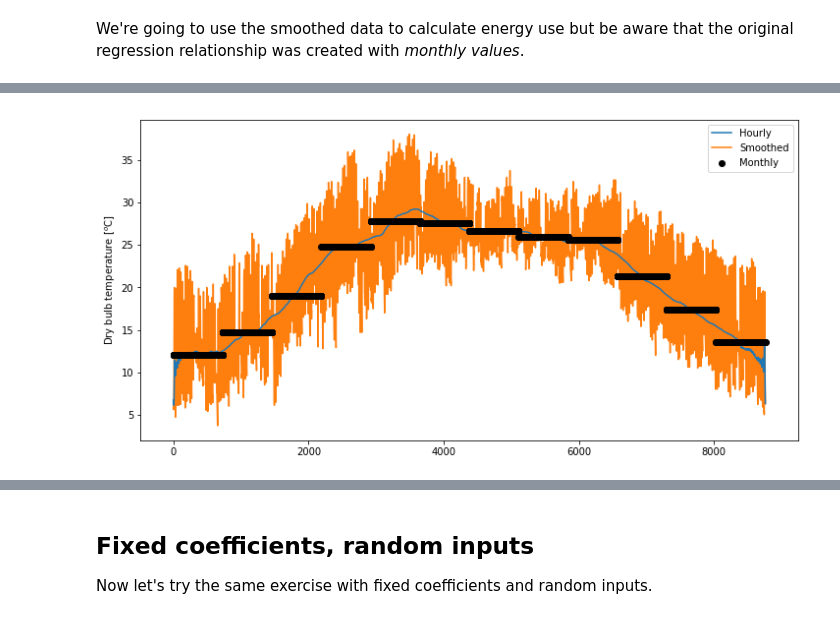
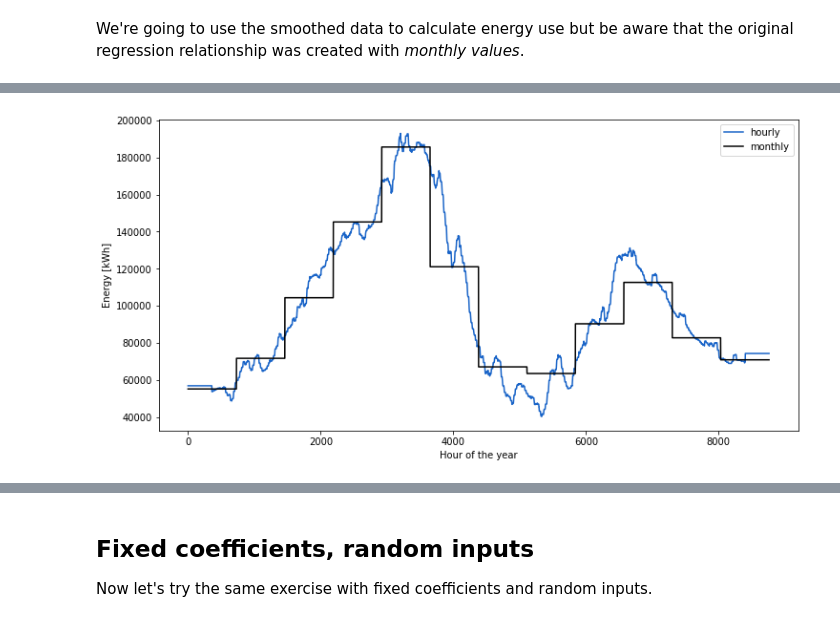
Before and after one commit to paragrastogi/CEPT_Workshop_January2020, a Jupyter notebook: lib/tutorial_v00.ipynb, the cells around one changed output, grey strips where cells are left out. Drawn from its saved outputs; the diff is of its cells as text; code cells hidden in the pictures.

```diff
--- a/lib/tutorial_v00.ipynb
+++ b/lib/tutorial_v00.ipynb
@@ -165,34 +179,39 @@ def smoother(xin, lags):
 
     # Convert even numbers to odd.
     if np.mod(lags, 2) == 0:
-        lags = lags+1
+        lags = lags + 1
 
     halfspan = int(np.floor(lags/2))
 
     for n, x in enumerate(xin):
-        if (n in [0, 1, xin.shape[0]-1, xin.shape[0]]):
-            xout[n] = xin[n]
-        elif (n < halfspan):
-            xout[n] = np.nanmean(xin[0:n])
-        elif (n > (xin.shape[0]-halfspan)):
-            xout[n] = np.nanmean(xin[n:-1])
+
+        if (n < halfspan):
+            xout[n] = np.nanmean(xin[0:halfspan])
+
+        elif (n > (xin.shape[0] - halfspan)):
+            xout[n] = np.nanmean(xin[-halfspan:-1])
+
         else:
-            lb = int(n-halfspan)
-            ub = int(n+halfspan)
+            lb = int(n - halfspan)
+            ub = int(n + halfspan)
             xout[n] = np.nanmean(xin[lb:ub])
 
+        # End IF statement.
+
+    # End FOR loop.
+
     return xout
 # %% [markdown]
 We're going to use the smoothed data to calculate energy use but be aware that the original regression relationship was created with *monthly values*.
 # %%
 span = 720
 
-ddn_smooth = pd.DataFrame(data = np.zeros(ddn.shape), columns=ddn.columns, index=ddn.index)
+ddn_smooth = pd.DataFrame(data = np.zeros(tmy.shape), columns=tmy.columns, index=tmy.index)
 
-for key in ddn.columns:
+for key in tmy.columns:
     if key not in relevant_keys:
         continue
     ddn_smooth[key] = smoother(ddn[key].values, span)
 
-ddn_smooth['energy'] = E_smooth(ddn_smooth['tdb'], ddn_smooth['dni'],
+ddn_smooth['energy'] = E_month(ddn_smooth['tdb'], ddn_smooth['dni'],
                                        ddn_smooth['ghi'], ddn_smooth['wspd'])
@@ -199,11 +241,11 @@ ddn_smooth['energy'] = E_smooth(ddn_smooth['tdb'], ddn_smooth['dni'],
 # %%
+plot_x = range(0, tmy.shape[0])
 fig, ax = plt.subplots(figsize=[12,6])
-ax.plot(ddn_smooth['tdb'].values, zorder=10)
-ax.plot(ddn['tdb'].values, zorder = 1)
-ax.scatter(range(0, ddn.shape[0]), np.repeat(ddn_summary['tdb'], 8760/12), color='xkcd:black', zorder=11)
-plt.legend(['Hourly', 'Smoothed', 'Monthly'])
-plt.ylabel('Dry bulb temperature [$^o$C]')
+ax.plot(plot_x, ddn_smooth['energy'], alpha=1, zorder=3, color=colours.blue)
+ax.plot(plot_x, np.repeat(tmy_summary['energy'], 8760/12), color=colours.blackest, zorder=10)
+plt.legend(['hourly', 'monthly'])
+plt.ylabel('Energy [kWh]')
 plt.xlabel('Hour of the year')
 plt.show()
 # %% [output]
-[figure, old version]
+[figure, new version]
```
Also changed, not shown: parts of 26 cells of this notebook, 4 other files.
